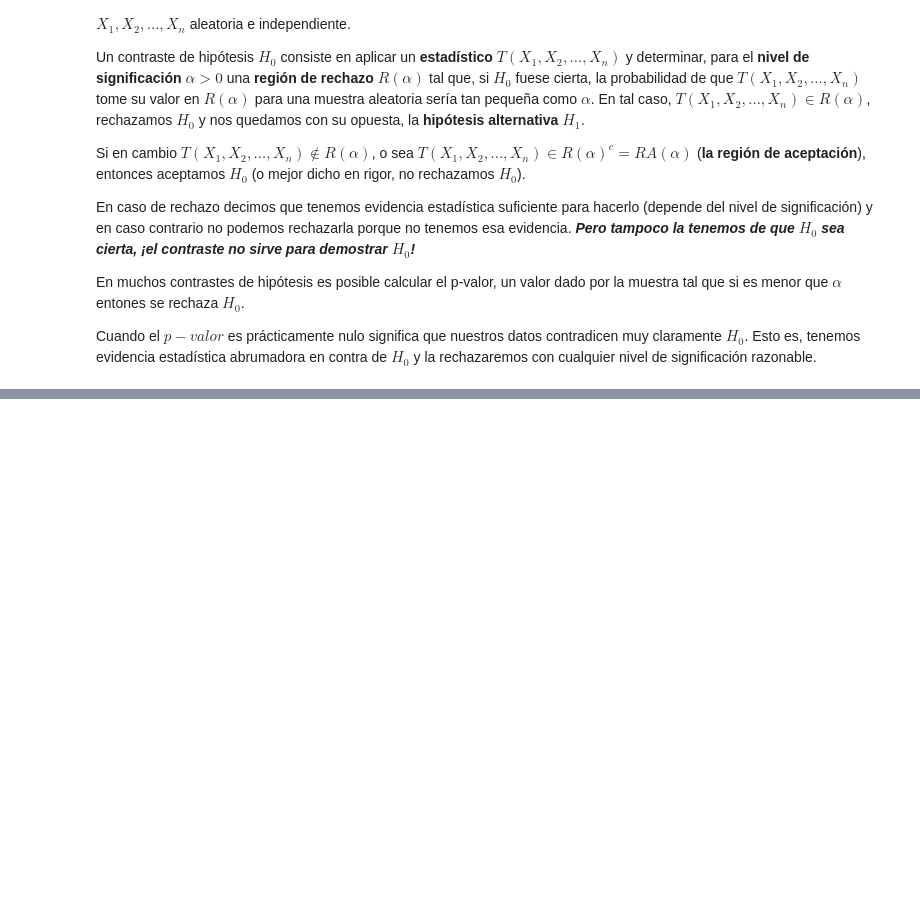
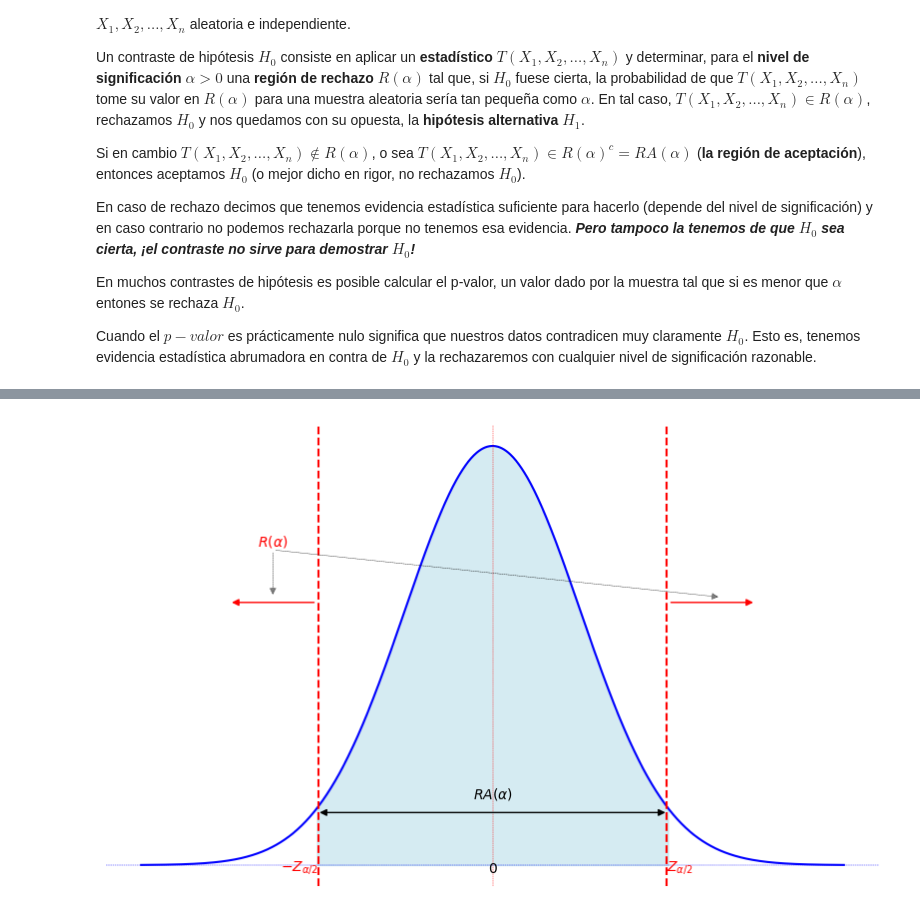
Before and after one commit to ednavivianasegura/Curso_PLN, a Jupyter notebook: PLN_EDNA.ipynb, the cells around one changed output, grey strips where cells are left out. Saved outputs shown, nothing was run; the diff lists cells and outputs as text; code cells hidden in the pictures; blank space fills up the shorter version.

```diff
--- a/PLN_EDNA.ipynb
+++ b/PLN_EDNA.ipynb
@@ -2861,0 +2994,67 @@ A $t_{obs}$ se le denomina **valor observado** del contraste
+# %%
+# @title Crea gráfico zona de rechazo/aceptación para la proporción
+# Parámetros
+# Parámetros
+n = 100  # Tamaño de la muestra
+alpha = 0.05  # Nivel de confianza
+
+# Cálculo de los valores críticos de la distribución normal estándar
+z_left = -norm.ppf(1 - alpha / 2)
+z_right = norm.ppf(1 - alpha / 2)
+
+# Definir el rango para la gráfica
+x = np.linspace(-4, 4, 1000)
+y = norm.pdf(x)
+
+# Crear la figura y los ejes
+plt.figure(figsize=(10, 6))
+plt.plot(x, y, 'b-')
+# Rellenar el área bajo la curva
+plt.fill_between(x, y, where=(x >= -2) & (x <= 2), color='lightblue', alpha=0.5)
+
+# Líneas verticales y etiquetas
+plt.axvline(0, color='red', linestyle='--', linewidth=0.3)
+
+plt.axhline(0, color='blue', linestyle='--', linewidth=0.3)
+
+plt.axvline(t_left, color='red', linestyle='--')
+plt.text(t_left, -0.01, r'$-Z_{\alpha/2}$', ha='right', va='bottom', color='red')
+plt.axvline(t_right, color='red', linestyle='--')
+plt.text(t_right, -0.01, r'$Z_{\alpha/2}$', ha='left', va='bottom', color='red')
+
+plt.text(0, -0.01, '0', ha='center', va='bottom', color='black')
+
+
+plt.text(-2.5, 0.3, r'$R(\alpha)$', ha='center', va='bottom', color='red')
+
+
+plt.text(0, 0.06, r'$RA(\alpha)$', ha='center', va='bottom', color='black')
+
+
+plt.annotate('', xy=(-2, 0.05), xytext=(2, 0.05),
+             arrowprops=dict(facecolor='black', arrowstyle='<|-|>'))
+
+
+
+
+plt.annotate('', xy=(-2.5, 0.30), xytext=(2.6, 0.255),
+             arrowprops=dict(facecolor='grey', arrowstyle='<|-',linestyle='dashed', linewidth=0.3))
+
+
+
+plt.annotate('', xy=(-2.5, 0.30), xytext=(-2.5, 0.255),
+             arrowprops=dict(facecolor='grey', arrowstyle='<|-',linestyle='dashed', linewidth=0.3))
+
+
+
+plt.annotate('', xy=(-2, 0.25), xytext=(-3, 0.25),
+             arrowprops=dict(facecolor='red', arrowstyle='<|-',color='red'))
+
+plt.annotate('', xy=(3, 0.25), xytext=(2, 0.25),
+             arrowprops=dict(facecolor='red', arrowstyle='-|>',color='red'))
+
+plt.axis('off')
+# Mostrar la gráfica
+plt.show()
+# %% [output]
+[figure, added]
```
Also changed, not shown: parts of 9 cells of this notebook.
